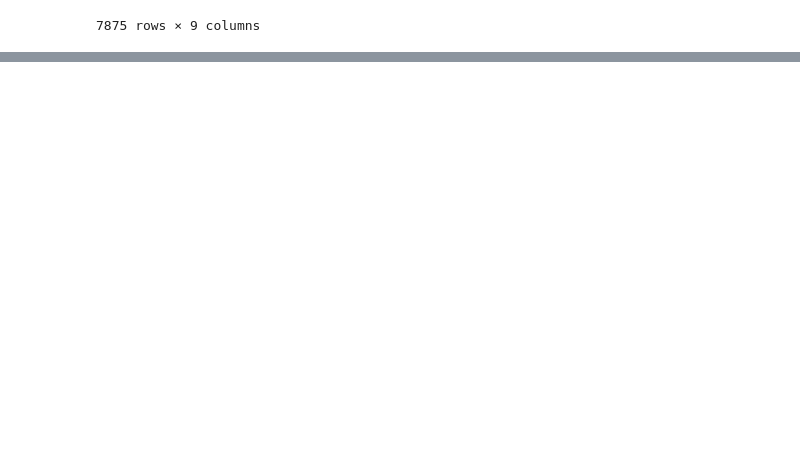
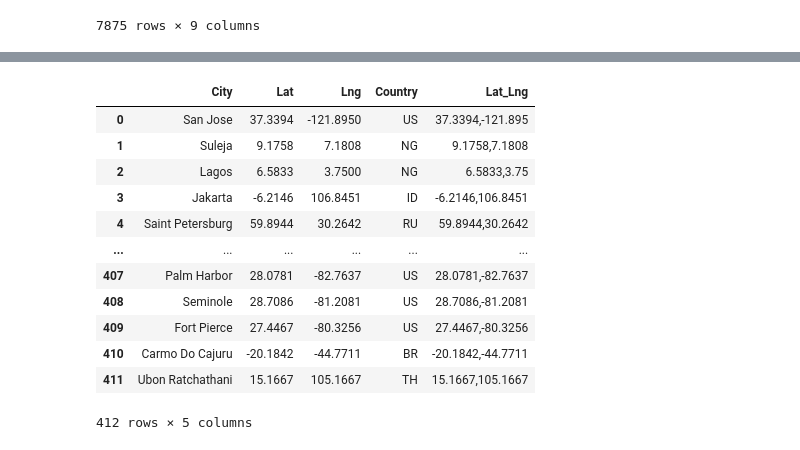
Before and after one commit to WagnerLisaK/AB_Security_Project, a Jupyter notebook: Internet_data.ipynb, the cells around one changed output, grey strips where cells are left out. Drawn from its saved outputs; the diff is of its cells as text; code cells hidden in the pictures; blank space fills up the shorter version.

```diff
--- a/Internet_data.ipynb
+++ b/Internet_data.ipynb
@@ -52,0 +98,6 @@ location_df.to_csv('location.csv')
+# %%
+# Identify the nearest city for each latitude and longitude combination.
+lats = no_location_nulls_df.Lat.tolist()
+lngs = no_location_nulls_df.Lng.tolist()
+lats_lngs= zip(lats, lngs)
+lats_lngs
@@ -52,0 +106,3 @@ location_df.to_csv('location.csv')
+# %%
+coordinates = list(lats_lngs)
+print(coordinates)
@@ -52,0 +124,10 @@ location_df.to_csv('location.csv')
+# %%
+for coordinate in coordinates:
+    city = citipy.nearest_city(coordinate[0], coordinate[1]).city_name
+
+    # If the city is unique, then we will add it to the cities list.
+    if city not in cities:
+        cities.append(city)
+
+# Print the city count to confirm sufficient count.
+len(cities)
@@ -52,0 +229,18 @@ location_df.to_csv('location.csv')
+# %%
+#add a column called "Lat_Lng" which is the joining of the Lat and Lng columns
+city_data_df['Lat_Lng'] = city_data_df['Lat'].astype(str) + ',' + city_data_df['Lng'].astype(str)
+city_data_df
+# %% [output]
+|  | City | Lat | Lng | Country | Lat_Lng |
+| 0 | San Jose | 37.3394 | -121.8950 | US | 37.3394,-121.895 |
+| 1 | Suleja | 9.1758 | 7.1808 | NG | 9.1758,7.1808 |
+| 2 | Lagos | 6.5833 | 3.7500 | NG | 6.5833,3.75 |
+| 3 | Jakarta | -6.2146 | 106.8451 | ID | -6.2146,106.8451 |
+| 4 | Saint Petersburg | 59.8944 | 30.2642 | RU | 59.8944,30.2642 |
+| ... | ... | ... | ... | ... | ... |
+| 407 | Palm Harbor | 28.0781 | -82.7637 | US | 28.0781,-82.7637 |
+| 408 | Seminole | 28.7086 | -81.2081 | US | 28.7086,-81.2081 |
+| 409 | Fort Pierce | 27.4467 | -80.3256 | US | 27.4467,-80.3256 |
+| 410 | Carmo Do Cajuru | -20.1842 | -44.7711 | BR | -20.1842,-44.7711 |
+| 411 | Ubon Ratchathani | 15.1667 | 105.1667 | TH | 15.1667,105.1667 |
+412 rows × 5 columns
```
Also changed, not shown: parts of 19 cells of this notebook.
